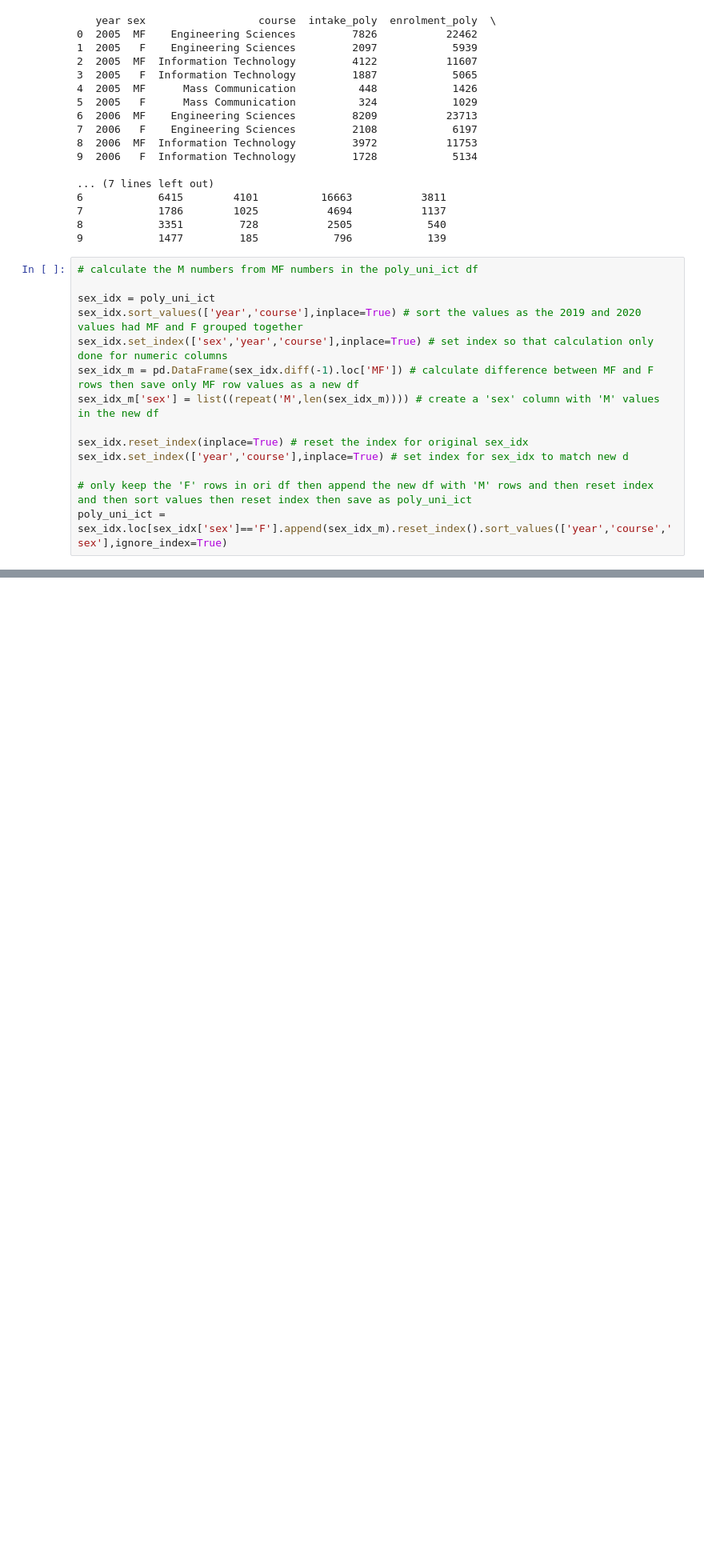
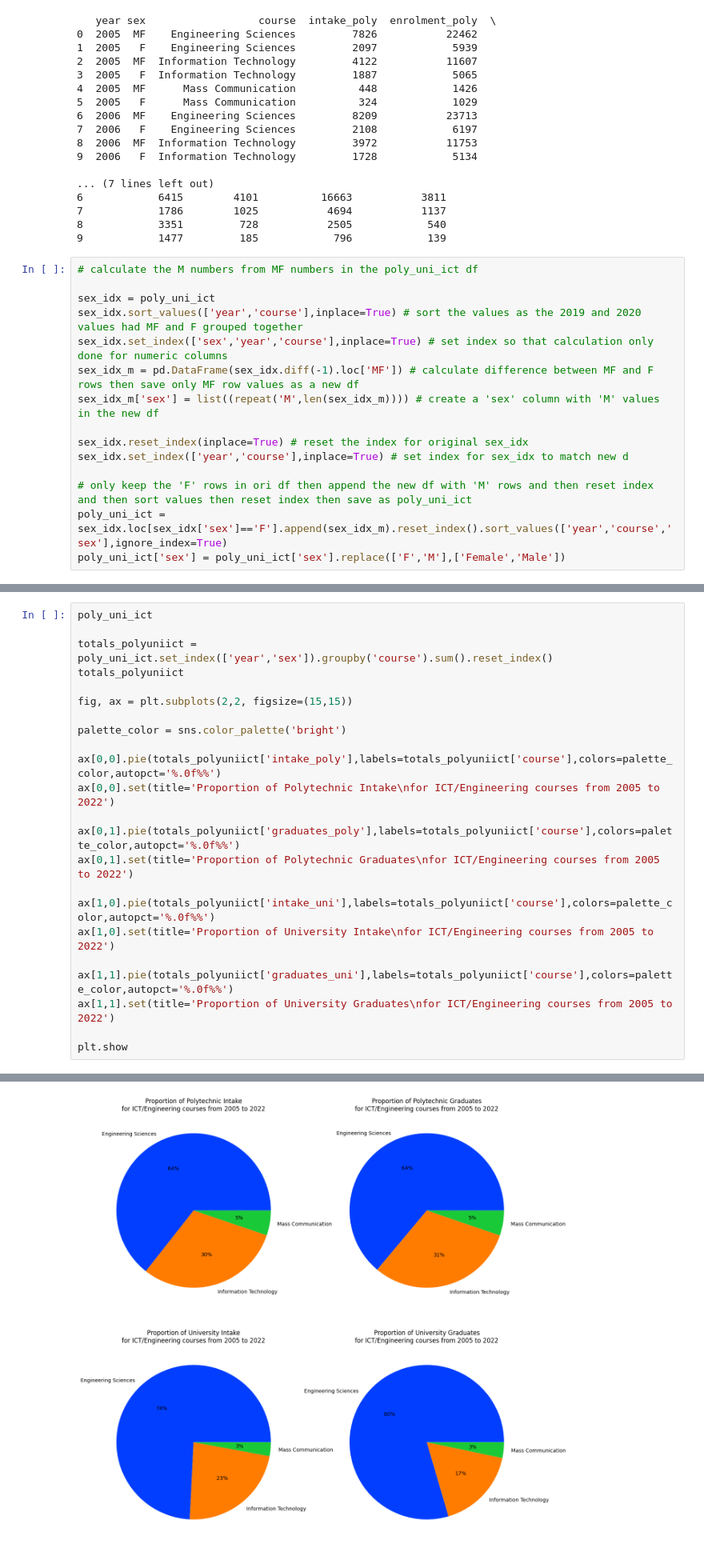
Before and after one commit to iyliahutta/Intro-to-Programming-for-DS, a Jupyter notebook: CA2/CA2.ipynb, the cells around one changed output, grey strips where cells are left out. Shown at 80% size. Cells and saved outputs as stored; diff of their text form; blank space fills up the shorter version.

Commit message:
pie chart for poly uni intake and grads

```diff
--- a/CA2/CA2.ipynb
+++ b/CA2/CA2.ipynb
@@ -454,3 +454,4 @@ sex_idx.set_index(['year','course'],inplace=True) # set index for sex_idx to mat
 
 # only keep the 'F' rows in ori df then append the new df with 'M' rows and then reset index and then sort values then reset index then save as poly_uni_ict
 poly_uni_ict = sex_idx.loc[sex_idx['sex']=='F'].append(sex_idx_m).reset_index().sort_values(['year','course','sex'],ignore_index=True)
+poly_uni_ict['sex'] = poly_uni_ict['sex'].replace(['F','M'],['Female','Male'])
@@ -472,0 +458,24 @@ poly_uni_ict
+# %%
+poly_uni_ict
+
+totals_polyuniict = poly_uni_ict.set_index(['year','sex']).groupby('course').sum().reset_index()
+totals_polyuniict
+
+fig, ax = plt.subplots(2,2, figsize=(15,15))
+
+palette_color = sns.color_palette('bright')
+
+ax[0,0].pie(totals_polyuniict['intake_poly'],labels=totals_polyuniict['course'],colors=palette_color,autopct='%.0f%%')
+ax[0,0].set(title='Proportion of Polytechnic Intake\nfor ICT/Engineering courses from 2005 to 2022')
+
+ax[0,1].pie(totals_polyuniict['graduates_poly'],labels=totals_polyuniict['course'],colors=palette_color,autopct='%.0f%%')
+ax[0,1].set(title='Proportion of Polytechnic Graduates\nfor ICT/Engineering courses from 2005 to 2022')
+
+ax[1,0].pie(totals_polyuniict['intake_uni'],labels=totals_polyuniict['course'],colors=palette_color,autopct='%.0f%%')
+ax[1,0].set(title='Proportion of University Intake\nfor ICT/Engineering courses from 2005 to 2022')
+
+ax[1,1].pie(totals_polyuniict['graduates_uni'],labels=totals_polyuniict['course'],colors=palette_color,autopct='%.0f%%')
+ax[1,1].set(title='Proportion of University Graduates\nfor ICT/Engineering courses from 2005 to 2022')
+
+plt.show
+# %% [output]
@@ -472,0 +486 @@ poly_uni_ict
+[figure, added]
```
Also changed, not shown: parts of 3 cells of this notebook.
